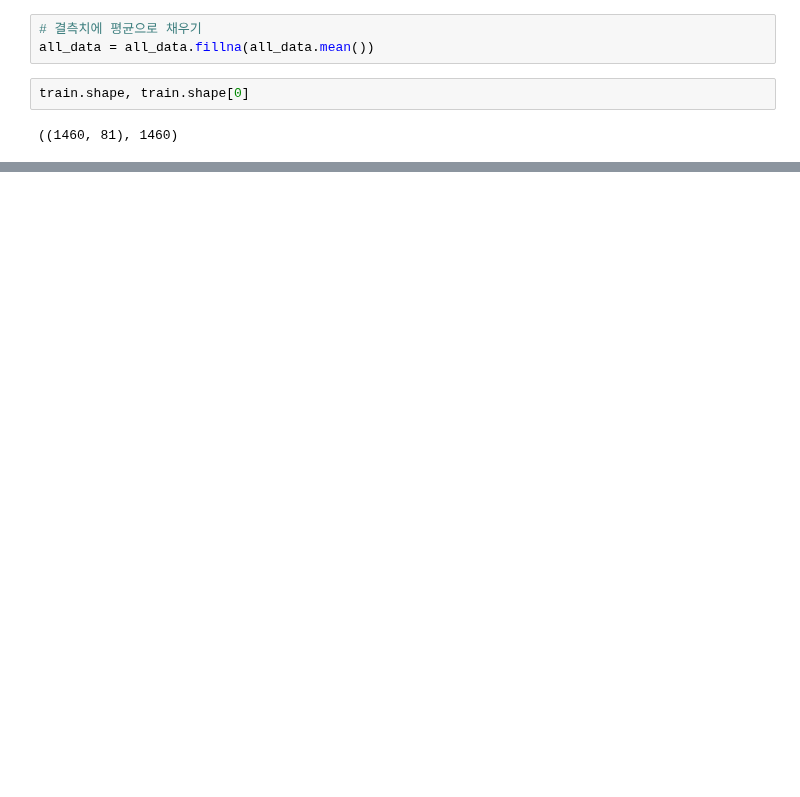
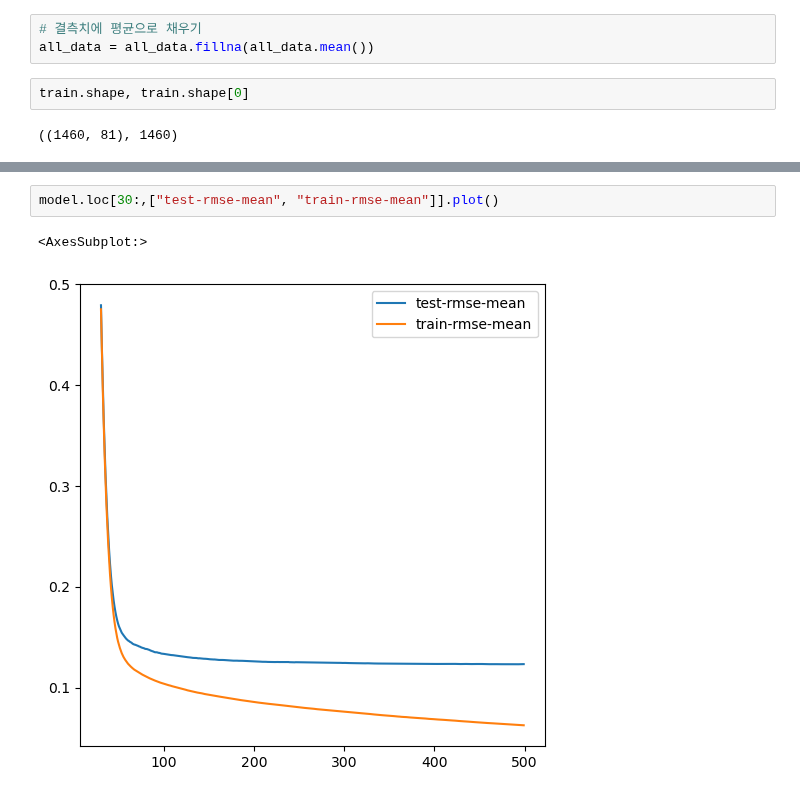
Before and after one commit to wumusill/AI_School, a Jupyter notebook: ML/House_Price/tutorial.ipynb, the cells around one changed output, grey strips where cells are left out. Saved outputs shown, nothing was run; the diff lists cells and outputs as text; blank space fills up the shorter version.

```diff
--- a/ML/House_Price/tutorial.ipynb
+++ b/ML/House_Price/tutorial.ipynb
@@ -172,0 +267,5 @@ y = train.SalePrice
+# %%
+model.loc[30:,["test-rmse-mean", "train-rmse-mean"]].plot()
+# %% [output]
+<AxesSubplot:>
+[figure, added]
```
Also changed, not shown: parts of 27 cells of this notebook.
